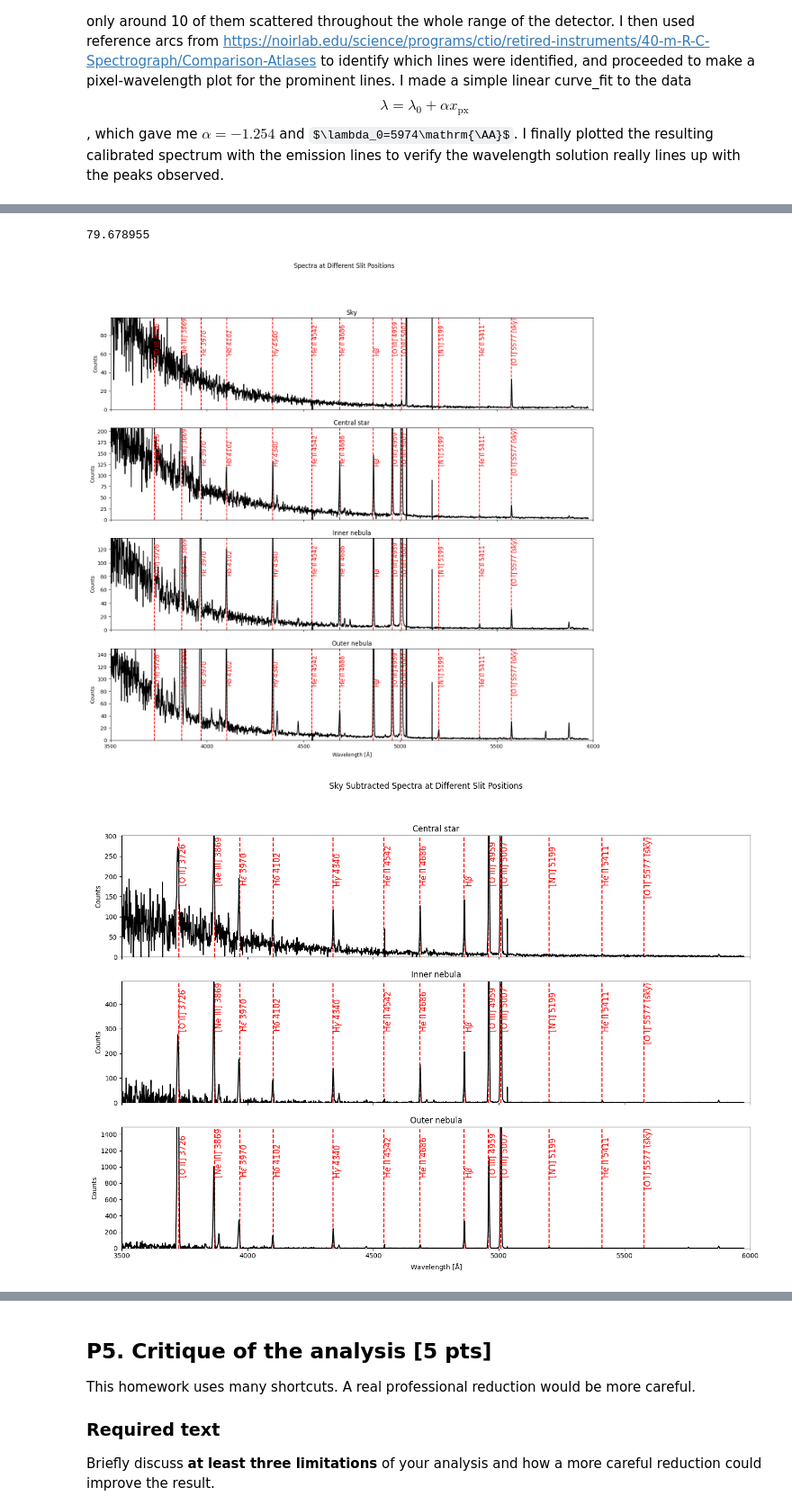
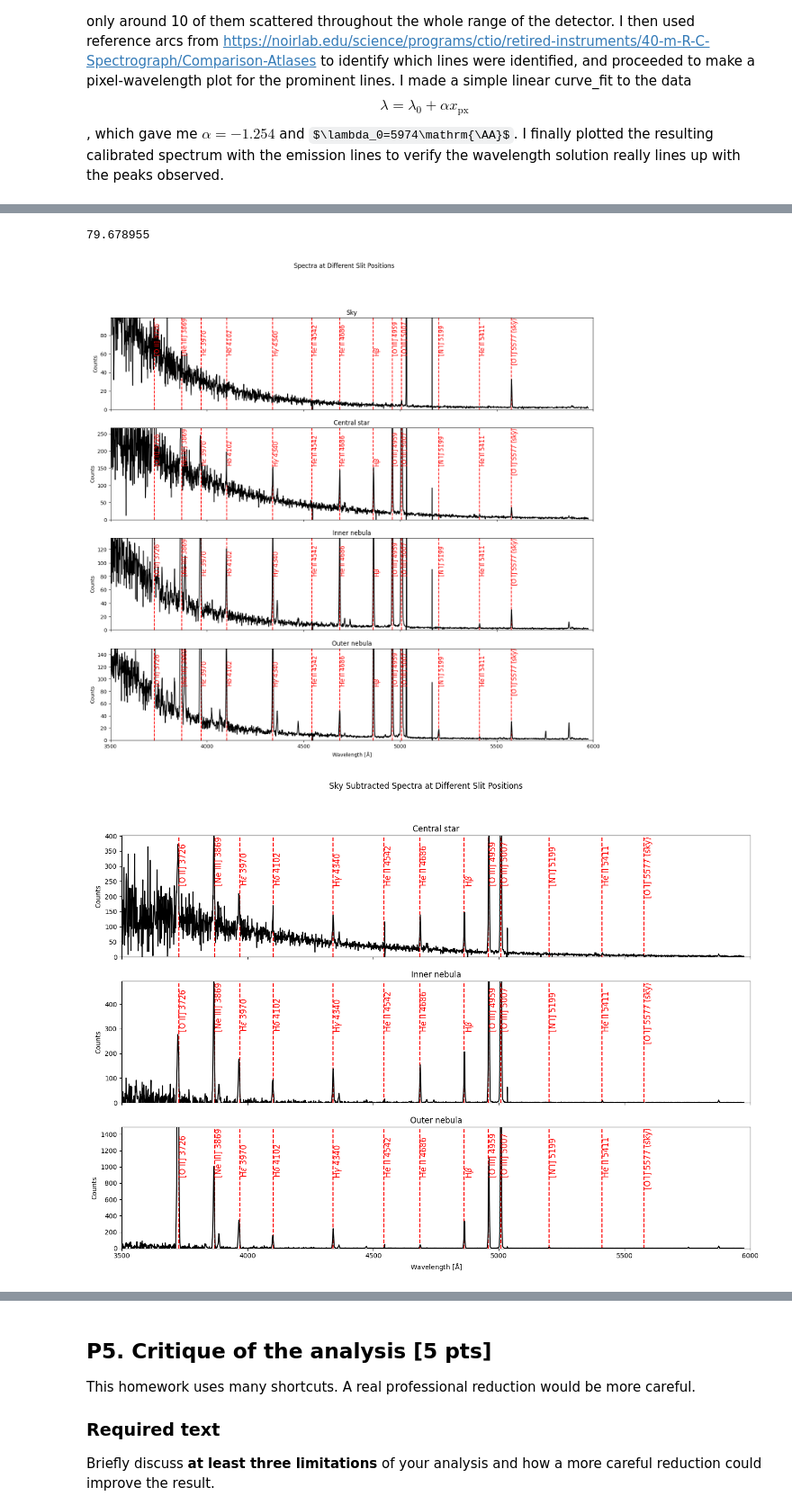
Before and after one commit to oliviergilbertastro/UMich, a Jupyter notebook: ASTRO501/hw4b/HW4b_v3.ipynb, the cells around one changed output, grey strips where cells are left out. Shown at 90% size. Cells and saved outputs as stored; diff of their text form; code cells hidden in the pictures; some formulas as TeX source.

```diff
--- a/ASTRO501/hw4b/HW4b_v3.ipynb
+++ b/ASTRO501/hw4b/HW4b_v3.ipynb
@@ -396,7 +396,7 @@ plt.ylabel("Counts")
 ylim = plt.ylim()
 # Let's define the different regions as best as I can
 plt.fill_betweenx(ylim, 260,300, label="Sky", color="blue", alpha=0.5)
-plt.fill_betweenx(ylim, 165,175, label="Central star", color="red", alpha=0.5)
+plt.fill_betweenx(ylim, 169,172, label="Central star", color="red", alpha=0.5)
 plt.fill_betweenx(ylim, 150,160, label="Inner nebula", color="green", alpha=0.5)
 plt.fill_betweenx(ylim, 180,195, color="green", alpha=0.5)
 plt.fill_betweenx(ylim, 130,145, label="Outer nebula", color="purple", alpha=0.5)
@@ -408,7 +408,7 @@ plt.show()
 # Sky
 sky_regions = [(260, 300)]
 # Central star
-star_regions = [(165, 175)]
+star_regions = [(169,172)]
 # Inner nebula
 inner_regions = [(150, 160), (180, 195)]
 # Outer nebula
@@ -500,3 +500,3 @@ plt.show()
 79.678955
-[figure, old version]
+[figure, new version]
-[figure, old version]
+[figure, new version]
```
Also changed, not shown: parts of 3 cells of this notebook.
